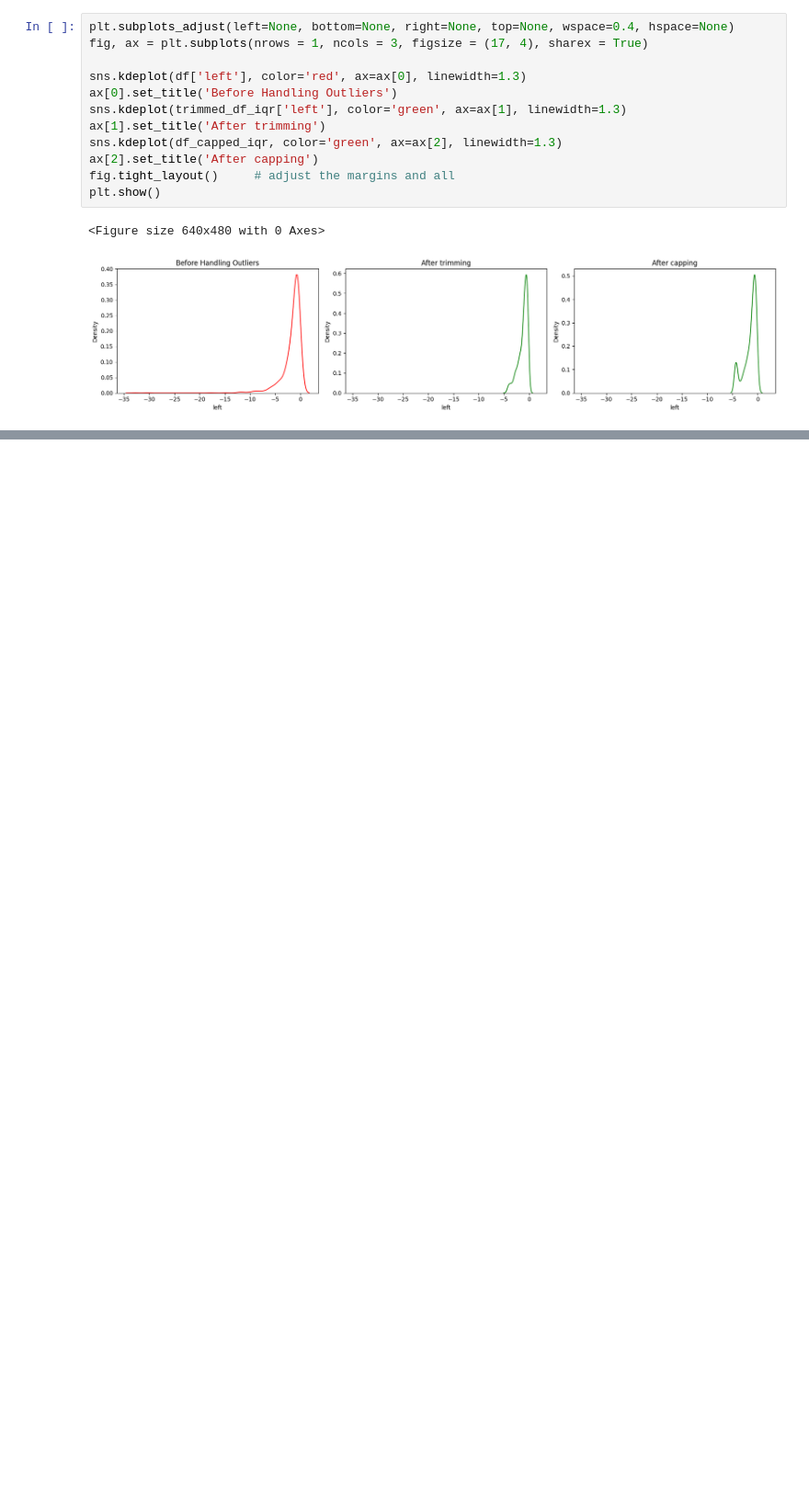
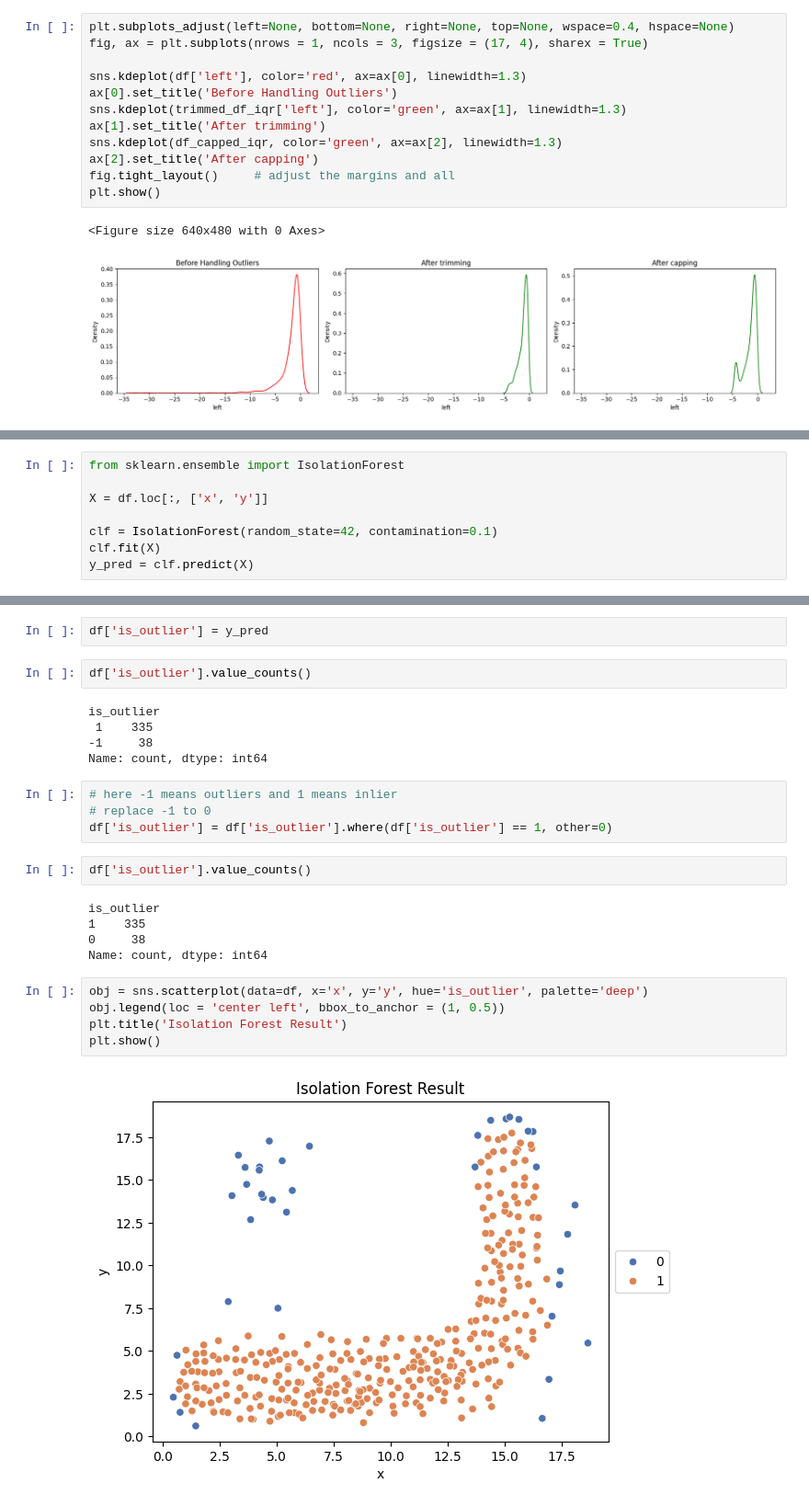
Before and after one commit to ronylpatil/data-preprocessing, a Jupyter notebook: notebooks/outliers_handling.ipynb, the cells around one changed output, grey strips where cells are left out. Shown at 92% size. Saved outputs shown, nothing was run; the diff lists cells and outputs as text; blank space fills up the shorter version.

```diff
--- a/notebooks/outliers_handling.ipynb
+++ b/notebooks/outliers_handling.ipynb
@@ -284,0 +307,8 @@ plt.show()
+# %%
+from sklearn.ensemble import IsolationForest
+
+X = df.loc[:, ['x', 'y']]
+
+clf = IsolationForest(random_state=42, contamination=0.1)
+clf.fit(X)
+y_pred = clf.predict(X)
@@ -284,0 +321,27 @@ plt.show()
+# %%
+df['is_outlier'] = y_pred
+# %%
+df['is_outlier'].value_counts()
+# %% [output]
+is_outlier
+ 1    335
+-1     38
+Name: count, dtype: int64
+# %%
+# here -1 means outliers and 1 means inlier
+# replace -1 to 0
+df['is_outlier'] = df['is_outlier'].where(df['is_outlier'] == 1, other=0)
+# %%
+df['is_outlier'].value_counts()
+# %% [output]
+is_outlier
+1    335
+0     38
+Name: count, dtype: int64
+# %%
+obj = sns.scatterplot(data=df, x='x', y='y', hue='is_outlier', palette='deep')
+obj.legend(loc = 'center left', bbox_to_anchor = (1, 0.5))
+plt.title('Isolation Forest Result')
+plt.show()
+# %% [output]
+[figure, added]
```
Also changed, not shown: parts of 13 cells of this notebook.
